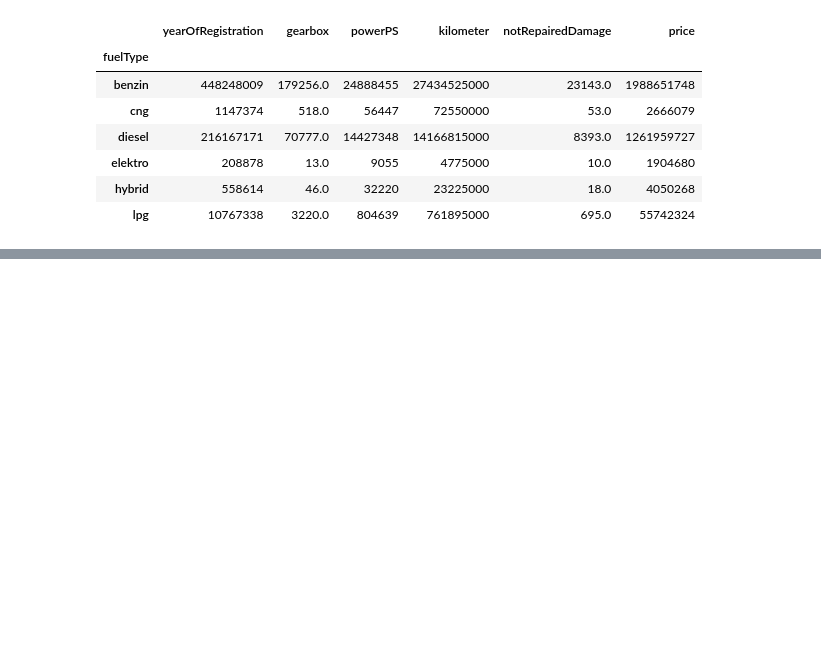
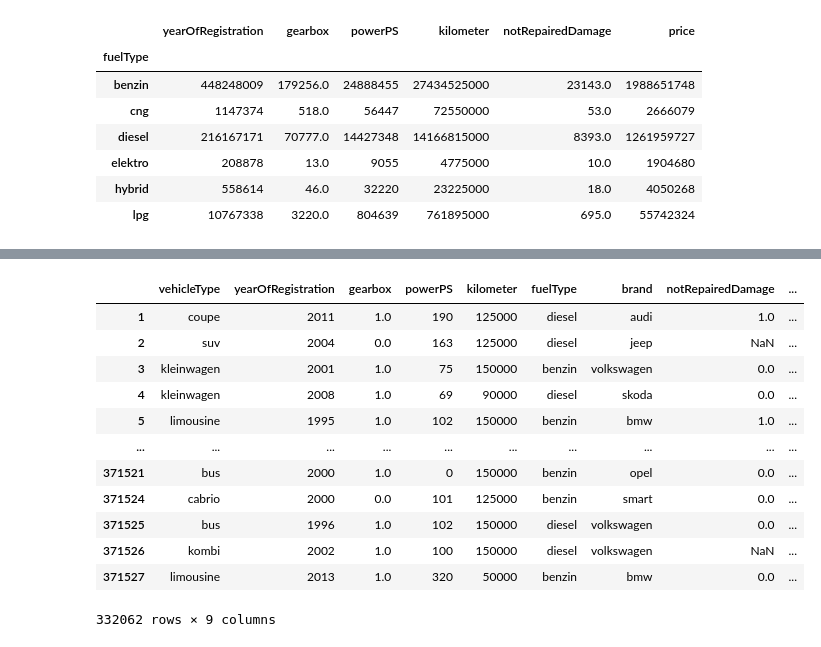
Before and after one commit to WorldWideWest/usedCarsSales, a Jupyter notebook: usedCarPrice.ipynb, the cells around one changed output, grey strips where cells are left out. Cells and saved outputs as stored; diff of their text form; code cells hidden in the pictures; blank space fills up the shorter version.

Commit message:
Filling missing Values
Filling missing values with the custom method and with the median function from pandas

```diff
--- a/usedCarPrice.ipynb
+++ b/usedCarPrice.ipynb
@@ -388,0 +405,25 @@ fill.InputMissingValue('skoda', 'Skoda', value=1, returnArg=False)
+# %%
+preprocessing.drop(['model'], axis=1, inplace=True) # droping the model column
+
+indexZero = preprocessing[preprocessing['price']==0].index
+indexOne = preprocessing[preprocessing['price']==1].index
+preprocessing.drop(indexZero, inplace=True ) # droping the remaining missing valus in price column
+preprocessing.drop(indexOne, inplace=True )
+
+preprocessing.dropna(subset=['vehicleType'], inplace=True) # droping missing values from vehicleType column
+# %%
+preprocessing
+# %% [output]
+|  | vehicleType | yearOfRegistration | gearbox | powerPS | kilometer | fuelType | brand | notRepairedDamage | ... |
+| 1 | coupe | 2011 | 1.0 | 190 | 125000 | diesel | audi | 1.0 | ... |
+| 2 | suv | 2004 | 0.0 | 163 | 125000 | diesel | jeep | NaN | ... |
+| 3 | kleinwagen | 2001 | 1.0 | 75 | 150000 | benzin | volkswagen | 0.0 | ... |
+| 4 | kleinwagen | 2008 | 1.0 | 69 | 90000 | diesel | skoda | 0.0 | ... |
+| 5 | limousine | 1995 | 1.0 | 102 | 150000 | benzin | bmw | 1.0 | ... |
+| ... | ... | ... | ... | ... | ... | ... | ... | ... | ... |
+| 371521 | bus | 2000 | 1.0 | 0 | 150000 | benzin | opel | 0.0 | ... |
+| 371524 | cabrio | 2000 | 0.0 | 101 | 125000 | benzin | smart | 0.0 | ... |
+| 371525 | bus | 1996 | 1.0 | 102 | 150000 | diesel | volkswagen | 0.0 | ... |
+| 371526 | kombi | 2002 | 1.0 | 100 | 150000 | diesel | volkswagen | NaN | ... |
+| 371527 | limousine | 2013 | 1.0 | 320 | 50000 | benzin | bmw | 0.0 | ... |
+332062 rows × 9 columns
```
Also changed, not shown: parts of 10 cells of this notebook, 3 other files.
